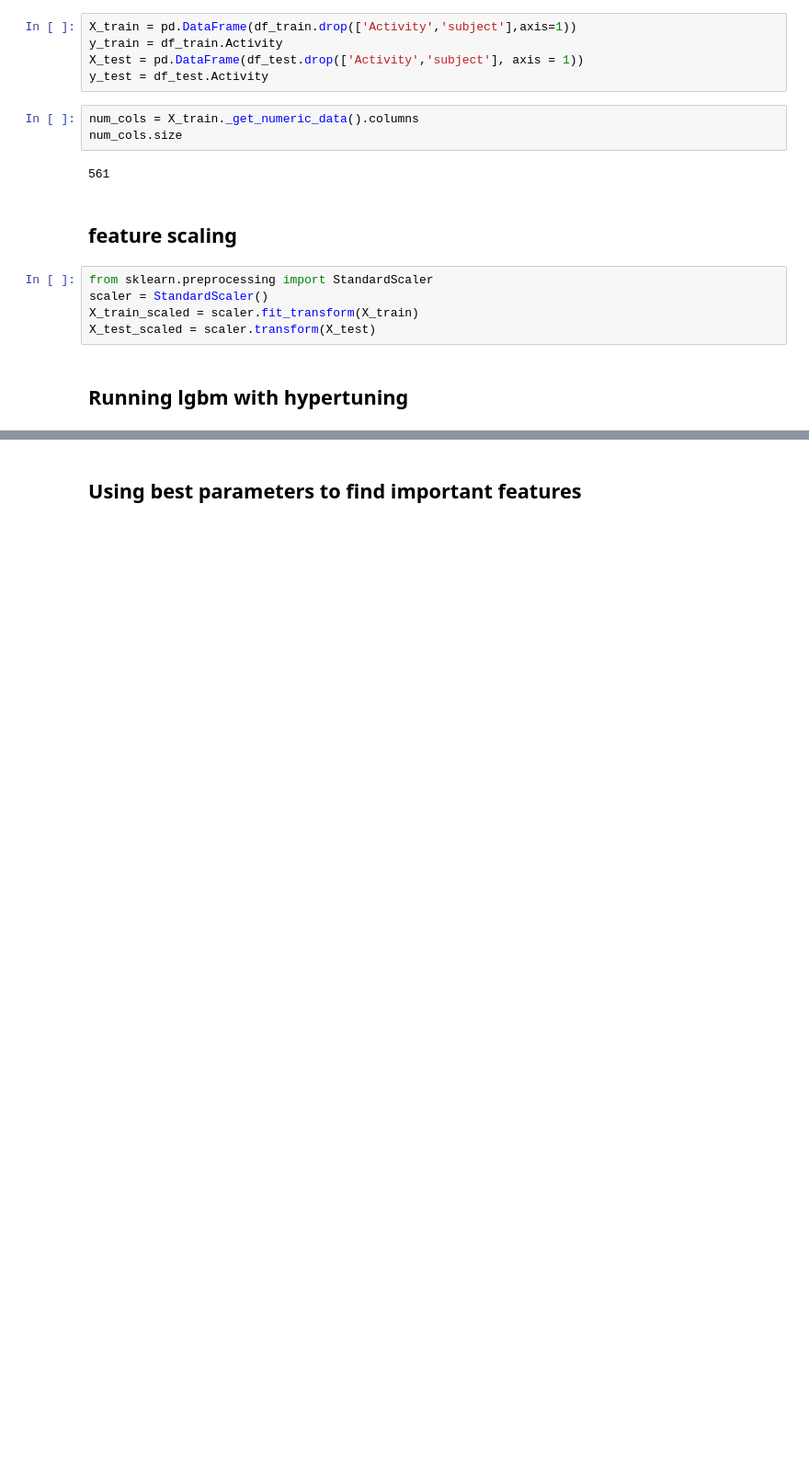
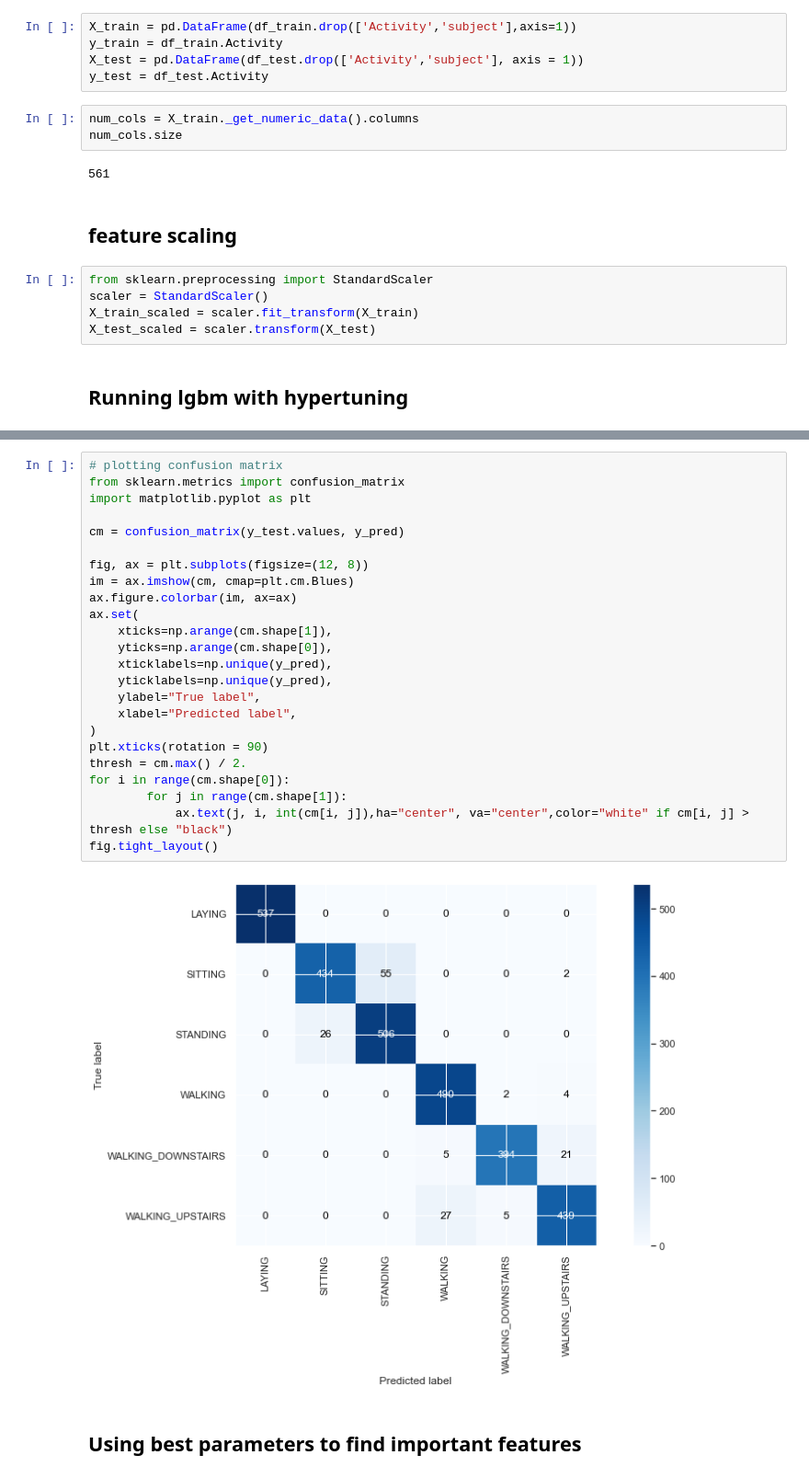
Before and after one commit to Ry3nG/SC1015-Project-Smartphone-Sensor-Privacy-Leak, a Jupyter notebook: LightGBM(classify activities).ipynb, the cells around one changed output, grey strips where cells are left out. Shown at 92% size. Saved outputs shown, nothing was run; the diff lists cells and outputs as text; blank space fills up the shorter version.

Commit message:
add importance features

```diff
--- a/LightGBM(classify activities).ipynb
+++ b/LightGBM(classify activities).ipynb
@@ -120,2 +126,28 @@ print("\n The best estimator across ALL searched params:\n",grid.best_estimator_
+# %%
+# plotting confusion matrix
+from sklearn.metrics import confusion_matrix
+import matplotlib.pyplot as plt
+
+cm = confusion_matrix(y_test.values, y_pred)
+
+fig, ax = plt.subplots(figsize=(12, 8))
+im = ax.imshow(cm, cmap=plt.cm.Blues)
+ax.figure.colorbar(im, ax=ax)
+ax.set(
+    xticks=np.arange(cm.shape[1]),
+    yticks=np.arange(cm.shape[0]),
+    xticklabels=np.unique(y_pred),
+    yticklabels=np.unique(y_pred),
+    ylabel="True label",
+    xlabel="Predicted label",
+)
+plt.xticks(rotation = 90)
+thresh = cm.max() / 2.
+for i in range(cm.shape[0]):
+        for j in range(cm.shape[1]):
+            ax.text(j, i, int(cm[i, j]),ha="center", va="center",color="white" if cm[i, j] > thresh else "black")
+fig.tight_layout()
+# %% [output]
+[figure, added]
 # %% [markdown]
 ## Using best parameters to find important features
```
Also changed, not shown: parts of 5 cells of this notebook.
